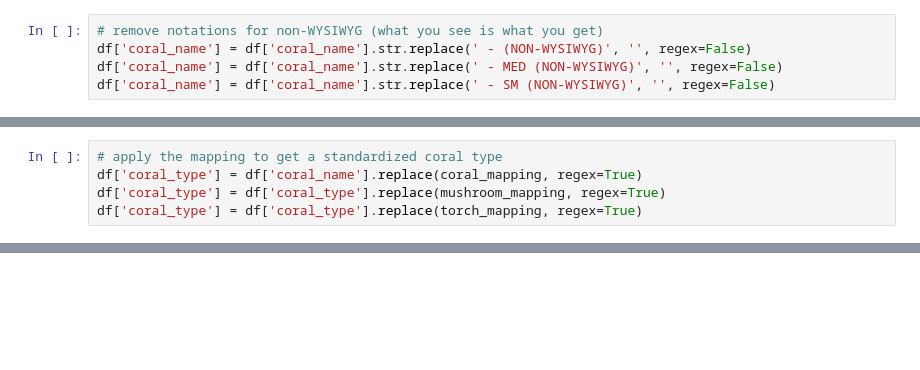
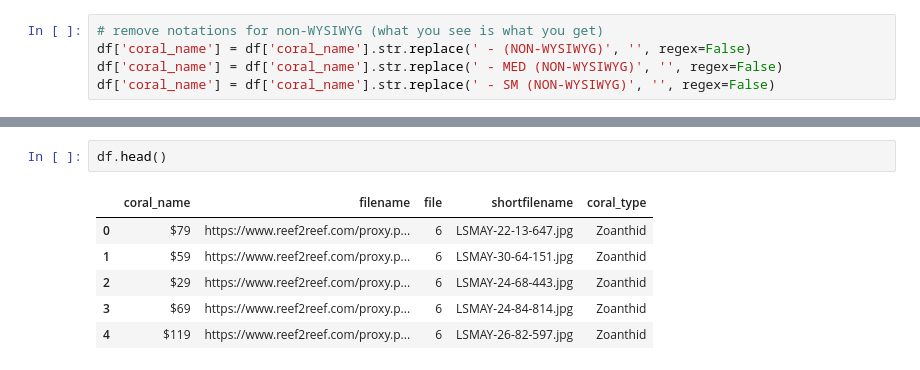
Before and after one commit to Frizzles7/coral_id, a Jupyter notebook: coral_names_cleanup.ipynb, the cells around one changed output, grey strips where cells are left out. Cells and saved outputs as stored; diff of their text form; blank space fills up the shorter version.

```diff
--- a/coral_names_cleanup.ipynb
+++ b/coral_names_cleanup.ipynb
@@ -164,5 +57,0 @@ torch_mapping = {
-# %%
-# apply the mapping to get a standardized coral type
-df['coral_type'] = df['coral_name'].replace(coral_mapping, regex=True)
-df['coral_type'] = df['coral_type'].replace(mushroom_mapping, regex=True)
-df['coral_type'] = df['coral_type'].replace(torch_mapping, regex=True)
@@ -228,0 +821,9 @@ df[(df['coral_name'].str.endswith('Lord')) & (df['coral_type'] != 'Lord')]
+# %%
+df.head()
+# %% [output]
+|  | coral_name | filename | file | shortfilename | coral_type |
+| 0 | $79 | https://www.reef2reef.com/proxy.p... | 6 | LSMAY-22-13-647.jpg | Zoanthid |
+| 1 | $59 | https://www.reef2reef.com/proxy.p... | 6 | LSMAY-30-64-151.jpg | Zoanthid |
+| 2 | $29 | https://www.reef2reef.com/proxy.p... | 6 | LSMAY-24-68-443.jpg | Zoanthid |
+| 3 | $69 | https://www.reef2reef.com/proxy.p... | 6 | LSMAY-24-84-814.jpg | Zoanthid |
+| 4 | $119 | https://www.reef2reef.com/proxy.p... | 6 | LSMAY-26-82-597.jpg | Zoanthid |
```
Also changed, not shown: parts of 37 cells of this notebook.
